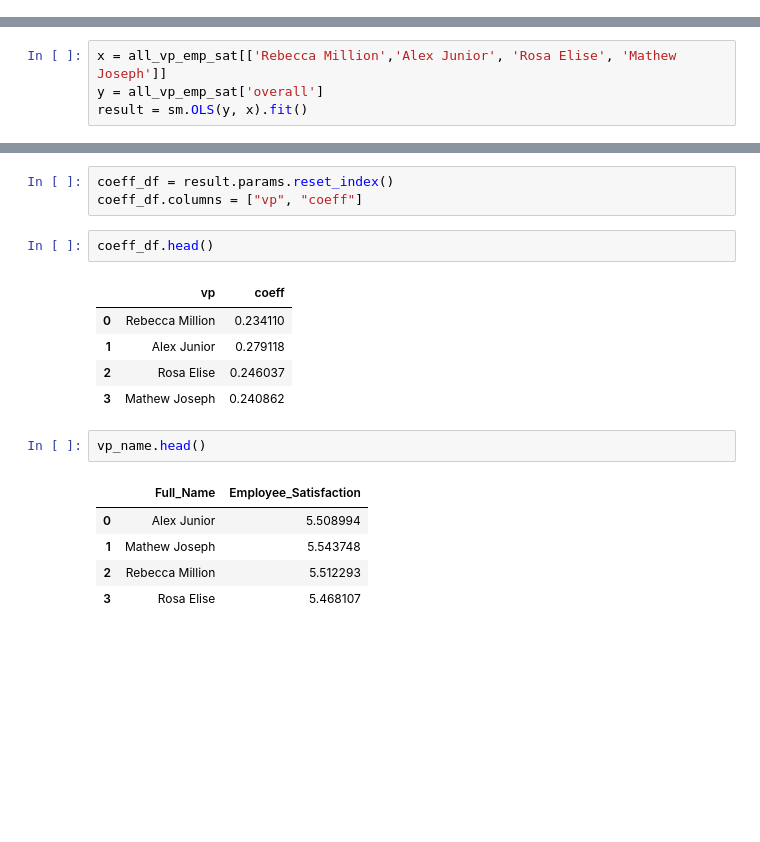
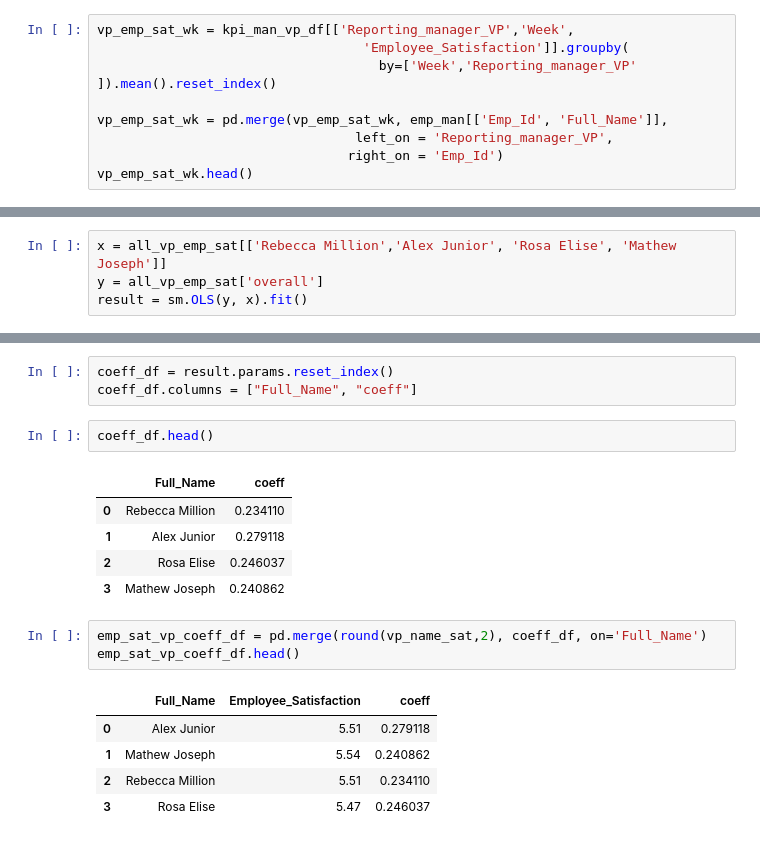
Before and after one commit to aswinselva04/researchnotebooks, a Jupyter notebook: stepwise/ExperienceFlow.ipynb, the cells around one changed output, grey strips where cells are left out. Cells and saved outputs as stored; diff of their text form; blank space fills up the shorter version.

```diff
--- a/stepwise/ExperienceFlow.ipynb
+++ b/stepwise/ExperienceFlow.ipynb
@@ -187,3 +182,12 @@ overall_emp_satisfaction_wk.head()
 | 2 | WK 03 | 5.6150 |
 | 3 | WK 04 | 5.6700 |
 | 4 | WK 05 | 5.6950 |
+# %%
+vp_emp_sat_wk = kpi_man_vp_df[['Reporting_manager_VP','Week',
+                                  'Employee_Satisfaction']].groupby(
+                                    by=['Week','Reporting_manager_VP' ]).mean().reset_index()
+
+vp_emp_sat_wk = pd.merge(vp_emp_sat_wk, emp_man[['Emp_Id', 'Full_Name']],
+                                 left_on = 'Reporting_manager_VP',
+                                right_on = 'Emp_Id')
+vp_emp_sat_wk.head()
@@ -249,20 +260,21 @@ Notes:
 [2] Standard Errors assume that the covariance matrix of the errors is correctly specified.
 # %%
 coeff_df = result.params.reset_index()
-coeff_df.columns = ["vp", "coeff"]
+coeff_df.columns = ["Full_Name", "coeff"]
 # %%
 coeff_df.head()
 # %% [output]
-|  | vp | coeff |
+|  | Full_Name | coeff |
 | 0 | Rebecca Million | 0.234110 |
 | 1 | Alex Junior | 0.279118 |
 | 2 | Rosa Elise | 0.246037 |
 | 3 | Mathew Joseph | 0.240862 |
 # %%
-vp_name.head()
+emp_sat_vp_coeff_df = pd.merge(round(vp_name_sat,2), coeff_df, on='Full_Name')
+emp_sat_vp_coeff_df.head()
 # %% [output]
-|  | Full_Name | Employee_Satisfaction |
-| 0 | Alex Junior | 5.508994 |
-| 1 | Mathew Joseph | 5.543748 |
-| 2 | Rebecca Million | 5.512293 |
-| 3 | Rosa Elise | 5.468107 |
+|  | Full_Name | Employee_Satisfaction | coeff |
+| 0 | Alex Junior | 5.51 | 0.279118 |
+| 1 | Mathew Joseph | 5.54 | 0.240862 |
+| 2 | Rebecca Million | 5.51 | 0.234110 |
+| 3 | Rosa Elise | 5.47 | 0.246037 |
```
Also changed, not shown: parts of 35 cells of this notebook, 6 other files.
